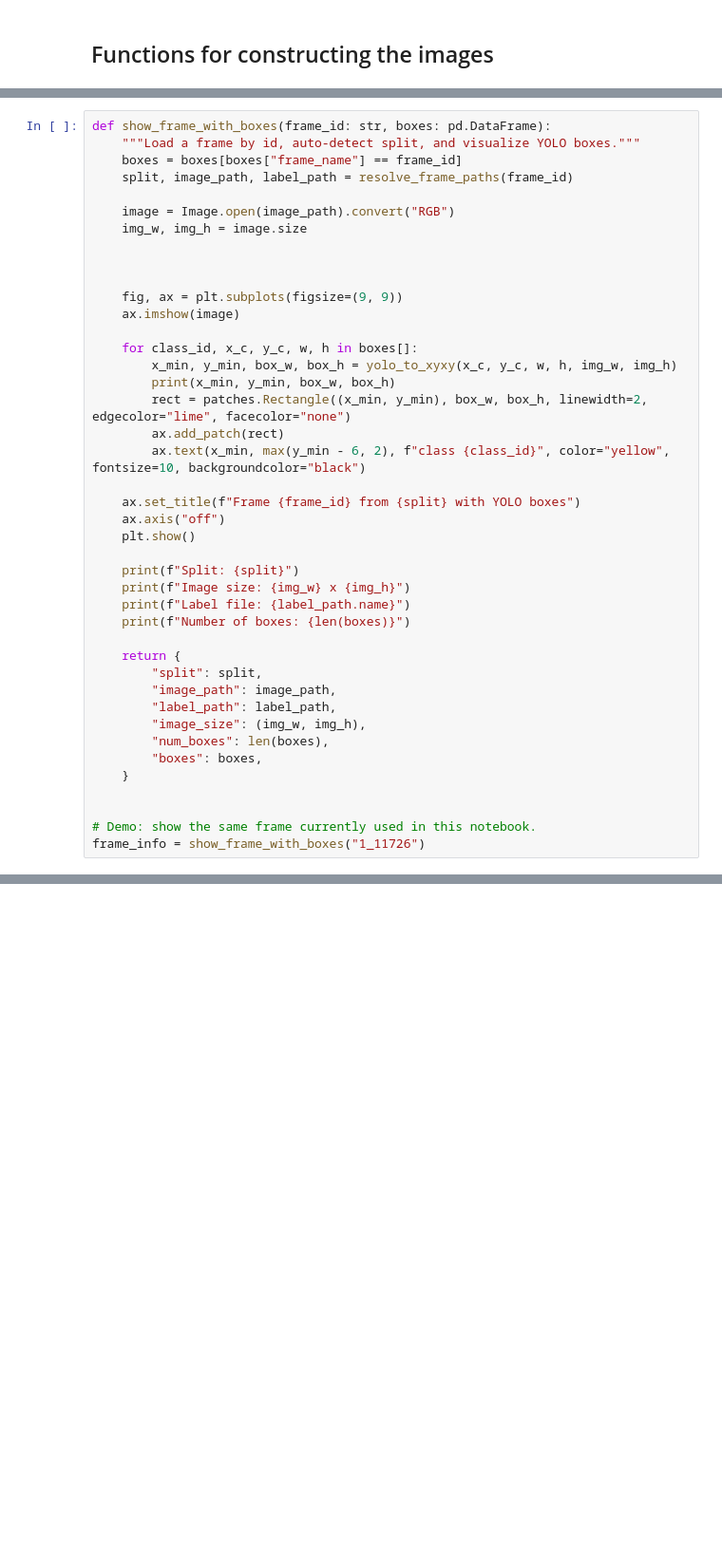
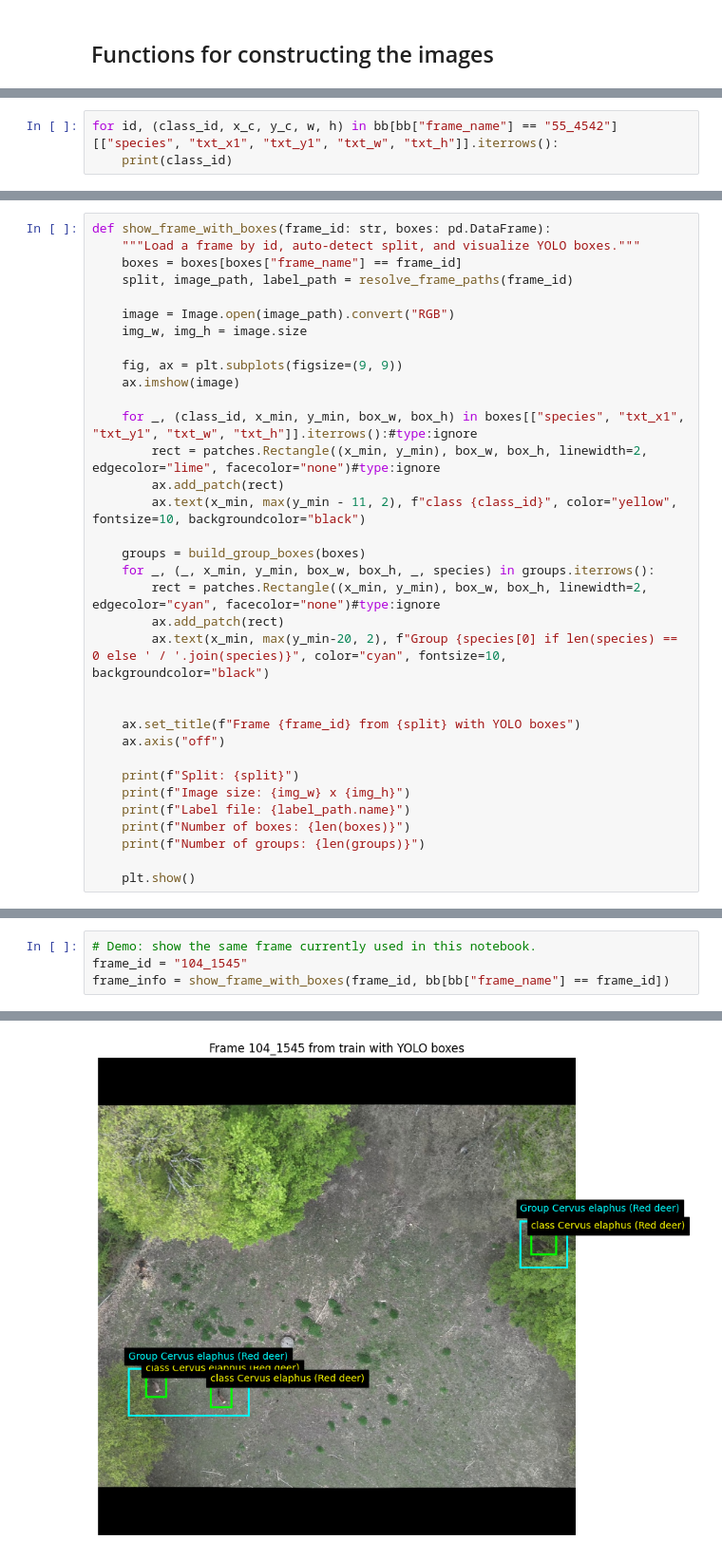
Before and after one commit to jonas-gstoettenmayr/CIV4-WhoS-Where, a Jupyter notebook: notebooks/view_images.ipynb, the cells around one changed output, grey strips where cells are left out. Shown at 95% size. Saved outputs shown, nothing was run; the diff lists cells and outputs as text; blank space fills up the shorter version.

Commit message:
[Visualisation + data]
* added a visualisation notebook to quickly check a frame and where the bounding boxes/cluster box is
* added the datafiles (shouldn't change so git is a'ok (⓿_⓿))

```diff
--- a/notebooks/view_images.ipynb
+++ b/notebooks/view_images.ipynb
@@ -26,3 +23,6 @@ bounding_boxes["train"].head(5)
 | 2 | 17 | 14342 | 5 | Cervus elaphus (Red deer) | 454 | 115 | 507 | 161 | 46 | 52 | 17_14342 |
 | 3 | 17 | 14343 | 5 | Cervus elaphus (Red deer) | 449 | 141 | 506 | 191 | 50 | 56 | 17_14343 |
 | 4 | 17 | 14349 | 5 | Cervus elaphus (Red deer) | 447 | 178 | 504 | 228 | 49 | 57 | 17_14349 |
+# %%
+for id, (class_id, x_c, y_c, w, h) in bb[bb["frame_name"] == "55_4542"][["species", "txt_x1", "txt_y1", "txt_w", "txt_h"]].iterrows():
+    print(class_id)
@@ -35,36 +38,28 @@ def show_frame_with_boxes(frame_id: str, boxes: pd.DataFrame):
     image = Image.open(image_path).convert("RGB")
     img_w, img_h = image.size
 
-
-
     fig, ax = plt.subplots(figsize=(9, 9))
     ax.imshow(image)
 
-    for class_id, x_c, y_c, w, h in boxes[]:
-        x_min, y_min, box_w, box_h = yolo_to_xyxy(x_c, y_c, w, h, img_w, img_h)
-        print(x_min, y_min, box_w, box_h)
-        rect = patches.Rectangle((x_min, y_min), box_w, box_h, linewidth=2, edgecolor="lime", facecolor="none")
+    for _, (class_id, x_min, y_min, box_w, box_h) in boxes[["species", "txt_x1", "txt_y1", "txt_w", "txt_h"]].iterrows():#type:ignore
+        rect = patches.Rectangle((x_min, y_min), box_w, box_h, linewidth=2, edgecolor="lime", facecolor="none")#type:ignore
         ax.add_patch(rect)
-        ax.text(x_min, max(y_min - 6, 2), f"class {class_id}", color="yellow", fontsize=10, backgroundcolor="black")
+        ax.text(x_min, max(y_min - 11, 2), f"class {class_id}", color="yellow", fontsize=10, backgroundcolor="black")
+
+    groups = build_group_boxes(boxes)
+    for _, (_, x_min, y_min, box_w, box_h, _, species) in groups.iterrows():
+        rect = patches.Rectangle((x_min, y_min), box_w, box_h, linewidth=2, edgecolor="cyan", facecolor="none")#type:ignore
+        ax.add_patch(rect)
+        ax.text(x_min, max(y_min-20, 2), f"Group {species[0] if len(species) == 0 else ' / '.join(species)}", color="cyan", fontsize=10, backgroundcolor="black")
+
 
     ax.set_title(f"Frame {frame_id} from {split} with YOLO boxes")
     ax.axis("off")
-    plt.show()
 
     print(f"Split: {split}")
     print(f"Image size: {img_w} x {img_h}")
     print(f"Label file: {label_path.name}")
     print(f"Number of boxes: {len(boxes)}")
+    print(f"Number of groups: {len(groups)}")
 
-    return {
-        "split": split,
-        "image_path": image_path,
-        "label_path": label_path,
-        "image_size": (img_w, img_h),
-        "num_boxes": len(boxes),
-        "boxes": boxes,
-    }
-
-
-# Demo: show the same frame currently used in this notebook.
-frame_info = show_frame_with_boxes("1_11726")
+    plt.show()
@@ -70,0 +68,5 @@ frame_info = show_frame_with_boxes("1_11726")
+# %%
+# Demo: show the same frame currently used in this notebook.
+frame_id = "104_1545"
+frame_info = show_frame_with_boxes(frame_id, bb[bb["frame_name"] == frame_id])
+# %% [output]
@@ -70,0 +78 @@ frame_info = show_frame_with_boxes("1_11726")
+[figure, added]
```
Also changed, not shown: parts of 5 cells of this notebook, 7 other files.
